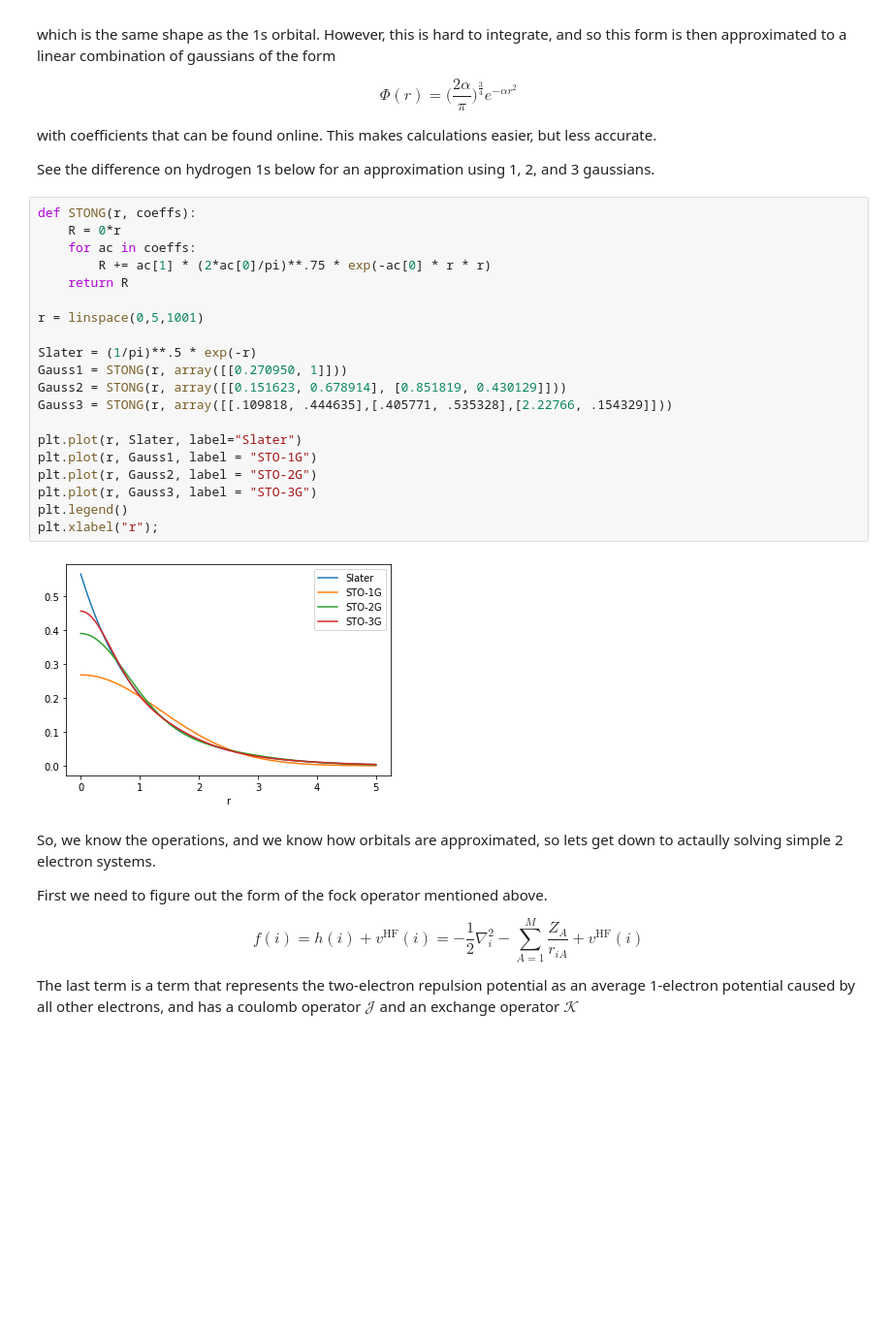
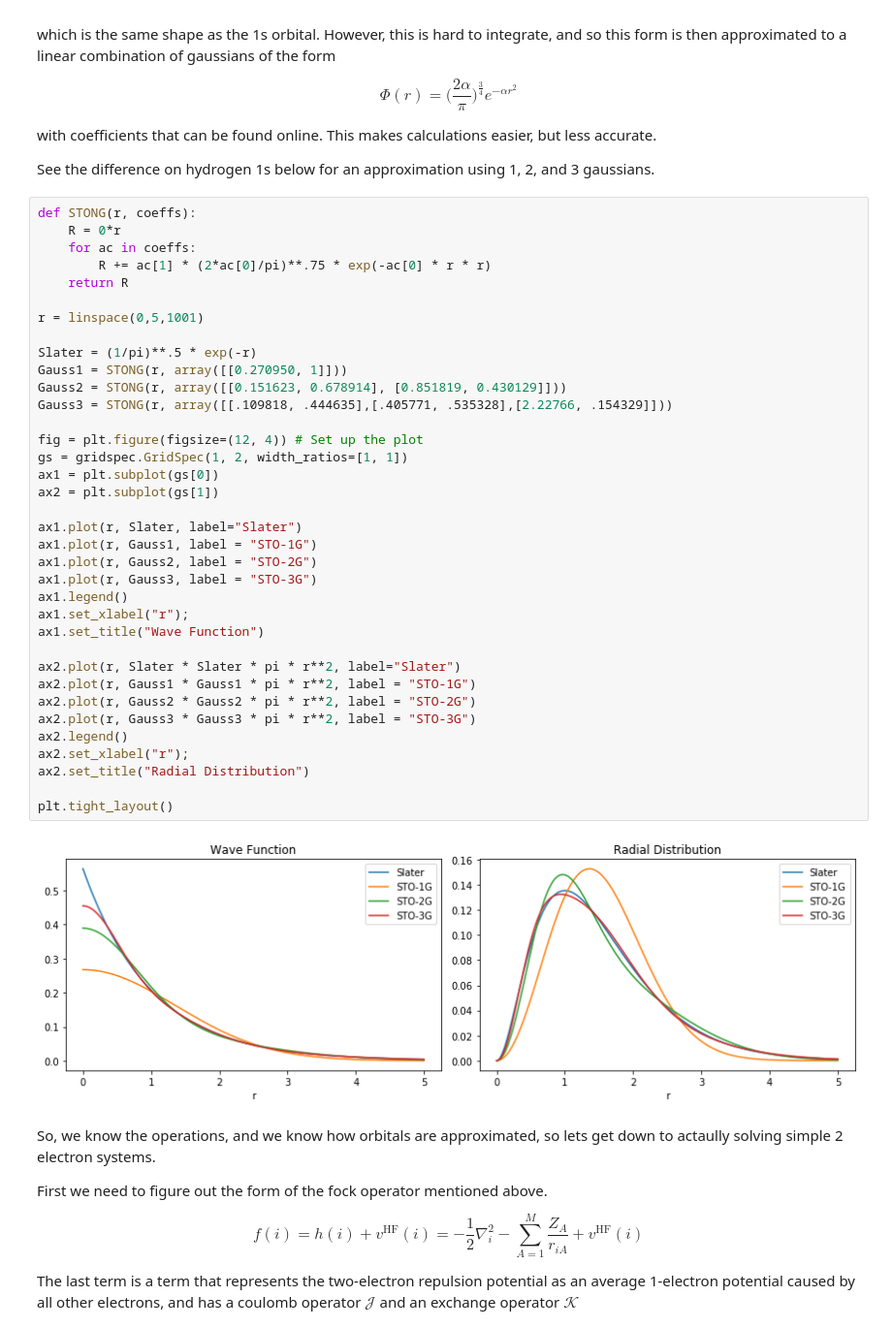
Before and after one commit to stewa668/PHY480, a Jupyter notebook: Final_Project/2atomHFsolver.ipynb, the cells around one changed output. Shown at 97% size. Drawn from its saved outputs; the diff is of its cells as text; blank space fills up the shorter version.

Commit message:
Added visualization of the initial orbital guesses and the final molecular orbitals, it is simple, but they adhere to what is known and help prove the solver works ver 2

```diff
--- a/Final_Project/2atomHFsolver.ipynb
+++ b/Final_Project/2atomHFsolver.ipynb
@@ -222,25 +222,41 @@ See the difference on hydrogen 1s below for an approximation using 1, 2, and 3 g
 # %%
 def STONG(r, coeffs):
     R = 0*r
     for ac in coeffs:
         R += ac[1] * (2*ac[0]/pi)**.75 * exp(-ac[0] * r * r)
     return R
 
 r = linspace(0,5,1001)
 
 Slater = (1/pi)**.5 * exp(-r)
 Gauss1 = STONG(r, array([[0.270950, 1]]))
 Gauss2 = STONG(r, array([[0.151623, 0.678914], [0.851819, 0.430129]]))
 Gauss3 = STONG(r, array([[.109818, .444635],[.405771, .535328],[2.22766, .154329]]))
 
-plt.plot(r, Slater, label="Slater")
-plt.plot(r, Gauss1, label = "STO-1G")
-plt.plot(r, Gauss2, label = "STO-2G")
-plt.plot(r, Gauss3, label = "STO-3G")
-plt.legend()
-plt.xlabel("r");
+fig = plt.figure(figsize=(12, 4)) # Set up the plot
+gs = gridspec.GridSpec(1, 2, width_ratios=[1, 1])
+ax1 = plt.subplot(gs[0])
+ax2 = plt.subplot(gs[1])
+
+ax1.plot(r, Slater, label="Slater")
+ax1.plot(r, Gauss1, label = "STO-1G")
+ax1.plot(r, Gauss2, label = "STO-2G")
+ax1.plot(r, Gauss3, label = "STO-3G")
+ax1.legend()
+ax1.set_xlabel("r");
+ax1.set_title("Wave Function")
+
+ax2.plot(r, Slater * Slater * pi * r**2, label="Slater")
+ax2.plot(r, Gauss1 * Gauss1 * pi * r**2, label = "STO-1G")
+ax2.plot(r, Gauss2 * Gauss2 * pi * r**2, label = "STO-2G")
+ax2.plot(r, Gauss3 * Gauss3 * pi * r**2, label = "STO-3G")
+ax2.legend()
+ax2.set_xlabel("r");
+ax2.set_title("Radial Distribution")
+
+plt.tight_layout()
 # %% [output]
-[figure, old version]
+[figure, new version]
 # %% [markdown]
 So, we know the operations, and we know how orbitals are approximated, so lets get down to actaully solving simple 2 electron systems.
 
```
Also changed, not shown: parts of 1 cell of this notebook.
